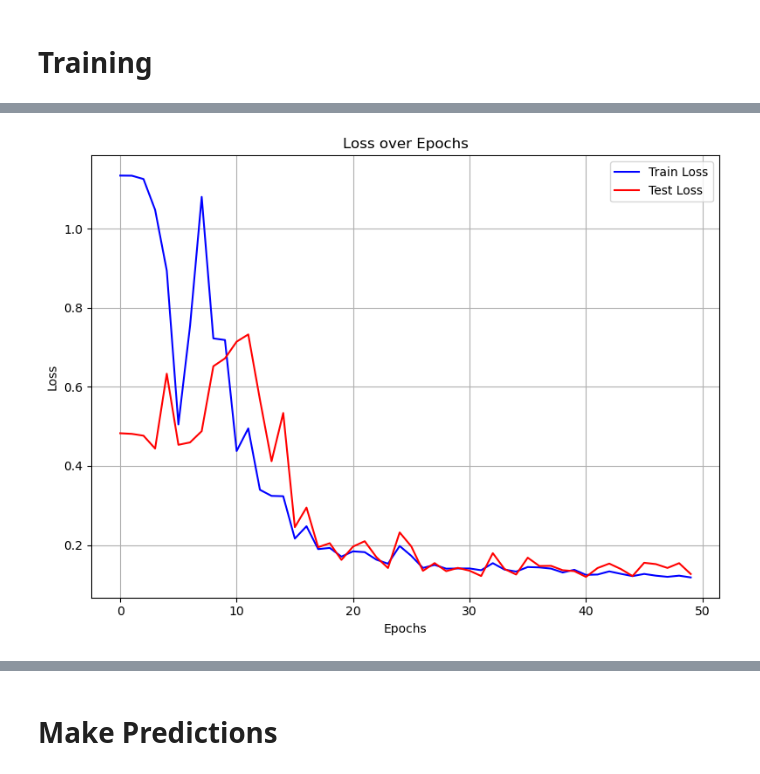
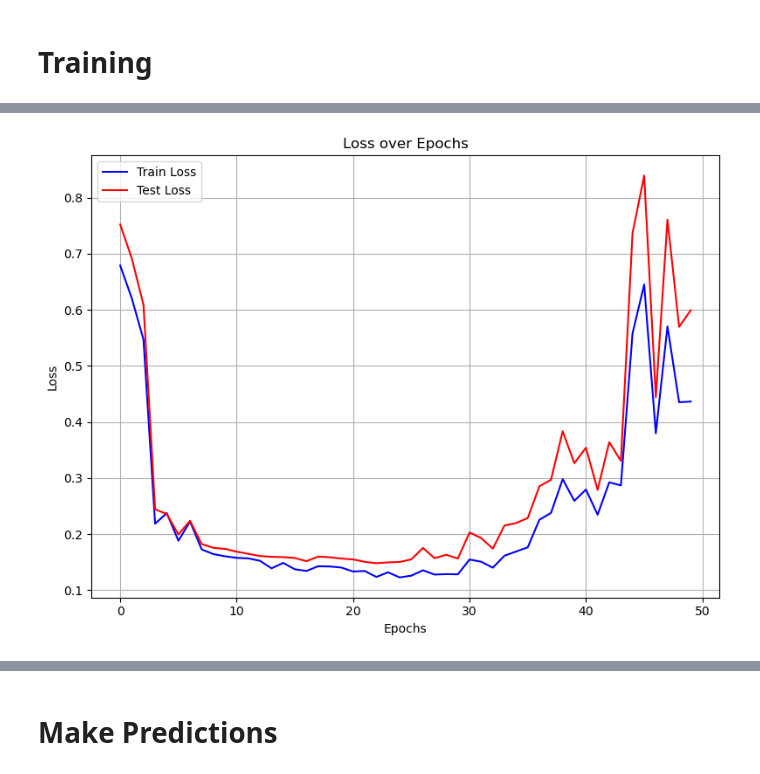
Before and after one commit to Acmaro/NY-electricity-lload-prediction, a Jupyter notebook: RNN/notebook.ipynb, the cells around one changed output, grey strips where cells are left out. Saved outputs shown, nothing was run; the diff lists cells and outputs as text; code cells hidden in the pictures.

```diff
--- a/RNN/notebook.ipynb
+++ b/RNN/notebook.ipynb
@@ -21,3 +12,14 @@ df_raw.head()
+# %%
+# specify year interval for training data
+init_year = 2015
+end_year = 2019 # inclusive
+
+df_list = []
+for year in range(init_year, end_year + 1):
+    df = pd.read_csv(f'../data/Prepared data/{str(year)}_features.csv')
+    df_list.append(df)
+
+df_raw = pd.concat(df_list, axis=0, ignore_index=True)
 # %% [markdown]
 # Add Day Type (weekday, weekend, holiday)
 # %%
@@ -85,6 +87,7 @@ timestamp_transformer = TimestampTransformer()
 df = timestamp_transformer.transform(df)
 imputer = SimpleImputer(strategy='mean')
 df['load'] = imputer.fit_transform(df[['load']])
+df['temp'] = imputer.fit_transform(df[['temp']])
 scaler_temp = StandardScaler()
 scaler_load = StandardScaler()
 df['temp'] = scaler_temp.fit_transform(df[['temp']])
@@ -136,7 +139,7 @@ test_dataset = torch.utils.data.Subset(dataset, range(train_size, len(dataset)))
 # %%
 from torch.utils.data import DataLoader
 
-batch_size = 64
+batch_size = 128
 train_loader = DataLoader(train_dataset, batch_size, shuffle=True, num_workers=8, pin_memory=True)
 test_loader = DataLoader(test_dataset, batch_size, shuffle=False, num_workers=8, pin_memory=True)
 # %% [markdown]
@@ -215,7 +218,9 @@ def evaluate_metrics(real_values, predictions):
     mae = np.mean(np.abs(real_values - predictions))
 
     # Mean Absolute Percentage Error (MAPE)
-    mape = np.mean(np.abs((real_values - predictions) / real_values)) * 100
+    epsilon = 1e-6
+    mape = np.mean(np.abs((real_values - predictions) / (real_values + epsilon))) * 100
+
 
     # R-squared
     ss_res = np.sum((real_values - predictions) ** 2)
@@ -246,7 +251,7 @@ def model_evaluation(model, criterion, data_loader, device='cpu'):
 
     return loss_mean
 
-def training_loop(n_epochs, optimizer, model, criterion, train_loader, test_loader, verbose=False, device='cpu', save_model=None, save_as='model.pt'):
+def training_loop(n_epochs, optimizer, model, criterion, train_loader, test_loader, verbose=False, scheduler=None, device='cpu', save_model=None, save_as='model.pt'):
     '''
     Set `verbose=True` to see scores for each epoch. If cuda is available, set `device='cuda'`.
 
@@ -265,7 +270,7 @@ def training_loop(n_epochs, optimizer, model, criterion, train_loader, test_load
             x_batch = x_batch.to(device)
             y_batch = y_batch.to(device)
 
-            optimizer.zero_grad()
+            optimizer.zero_grad(set_to_none=True)
             with autocast(device_type='cuda', dtype=torch.float16):
                 outputs = model(x_batch)
                 loss = criterion(outputs, y_batch)
@@ -273,6 +278,9 @@ def training_loop(n_epochs, optimizer, model, criterion, train_loader, test_load
             scaler.scale(loss).backward()
             scaler.step(optimizer)
             scaler.update()
+
+        if scheduler != None:
+            scheduler.step() # update learning rate
 
         train_loss = model_evaluation(model, criterion, train_loader, device=device)
         test_loss = model_evaluation(model, criterion, test_loader, device=device)
@@ -292,6 +300,8 @@ def training_loop(n_epochs, optimizer, model, criterion, train_loader, test_load
 
         if ((n + 1) % 10 == 0) or verbose:
             print(f'Epoch {n + 1}/{n_epochs}: Training loss {train_loss:.4f}, Validation Loss {test_loss:.4f}')
+            if scheduler != None:
+                print(f"Current learning rate is {scheduler.get_last_lr()[0]}")
             print('----------------------------------------------------------')
 
     return train_losses, test_losses
@@ -318,10 +328,13 @@ num_layers = 2
 num_epochs = 50
 drop_rate = 0.3
 lr_rate = 1e-4
+weight_decay = 0
+scheduler = None
 
 lstm_model = SimpleLSTM(num_features, output_size, hidden_size, num_layers, drop_rate=drop_rate).to('cuda')
 criterion = nn.MSELoss()
-optimizer = torch.optim.Adam(lstm_model.parameters(), lr=lr_rate)
+optimizer = torch.optim.Adam(lstm_model.parameters(), lr=lr_rate, weight_decay=weight_decay, fused=True)
+# scheduler = StepLR(optimizer, step_size=30, gamma=0.1)
 
 train_losses, val_losses = training_loop(
     num_epochs,
@@ -331,8 +344,9 @@ train_losses, val_losses = training_loop(
     train_loader,
     test_loader,
     verbose=True,
+    scheduler=scheduler,
     device='cuda',
-    save_model='best',
+    save_model='last',
     save_as='LSTM.pt'
 )
 plot_metrics(train_losses, val_losses, 'Loss')
@@ -356,5 +370,5 @@ Epoch 50/50: Training loss 0.1182, Validation Loss 0.1268
 ----------------------------------------------------------
-[figure, old version]
+[figure, new version]
 # %%
 gru_model = SimpleGRU(num_features, output_size, hidden_size, num_layers).to('cuda')
 criterion = nn.MSELoss()
```
Also changed, not shown: parts of 10 cells of this notebook, 1 other file.
